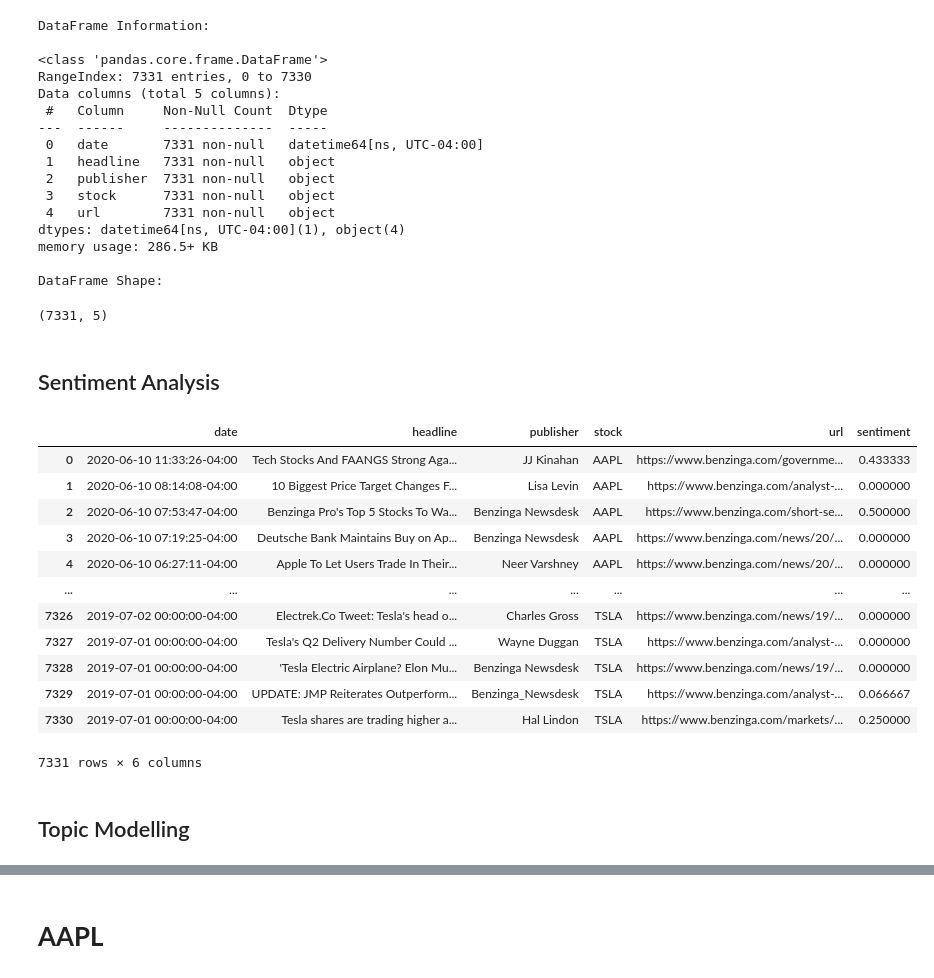
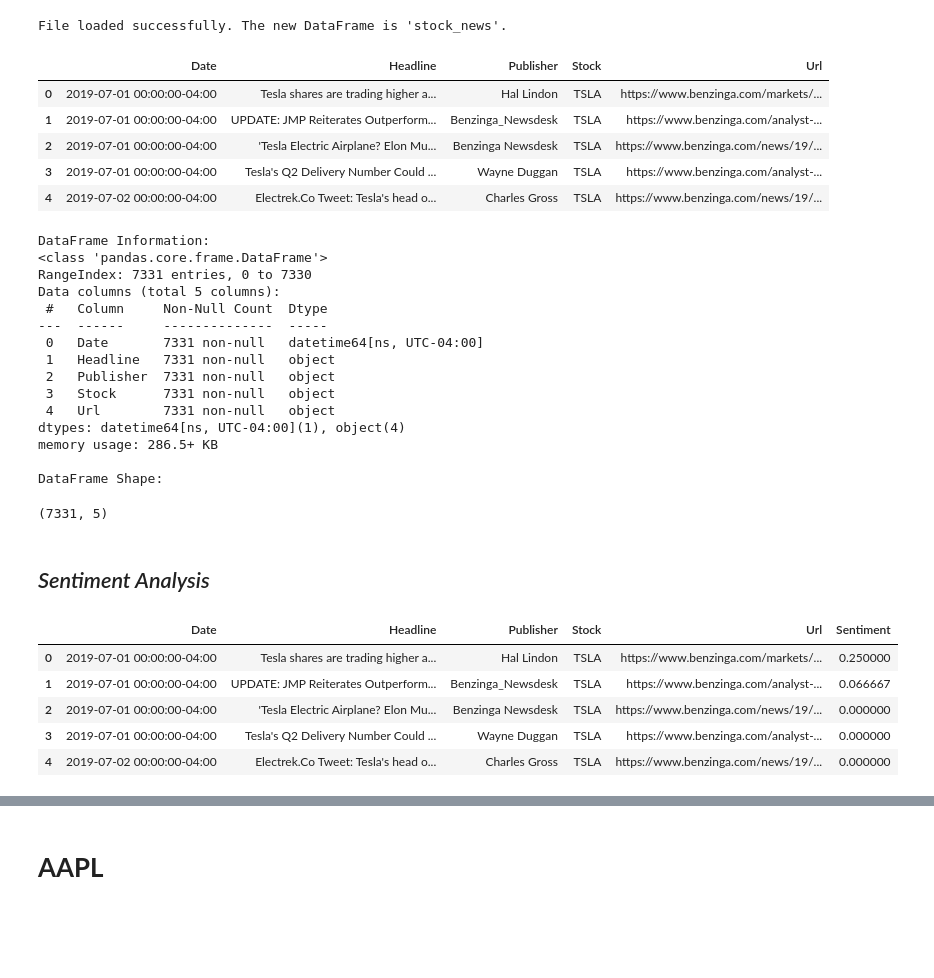
Before and after one commit to nuhaminae/Stock-Market-Price-Prediction-with-Sentiment-Analysis, a Jupyter notebook: notebooks/news_analysis.ipynb, the cells around one changed output, grey strips where cells are left out. Cells and saved outputs as stored; diff of their text form; code cells hidden in the pictures; blank space fills up the shorter version.

```diff
--- a/notebooks/news_analysis.ipynb
+++ b/notebooks/news_analysis.ipynb
@@ -97,52 +27,62 @@ stock_news.tail()
+# %%
+#load data
+text_path = 'C:/Users/nuhamin/Documents/kifiya/week 1/' \
+'Stock-Market-Price-Prediction-with-Sentiment-Analysis/' \
+'data/raw_analyst_ratings.csv'
+
+#select stock tickers
+tickers = ['AAPL', 'AMZN', 'GOOG', 'META', 'MSFT', 'NVDA', 'TSLA']
+
+#call load_and_filter_data to load processed dataframe
+stock_news = load_and_filter_data (file_path=text_path, tickers=tickers)
+stock_news.head()
+# %% [output]
+File loaded successfully. The new DataFrame is 'stock_news'.
+|  | Date | Headline | Publisher | Stock | Url |
+| 0 | 2019-07-01 00:00:00-04:00 | Tesla shares are trading higher a... | Hal Lindon | TSLA | https://www.benzinga.com/markets/... |
+| 1 | 2019-07-01 00:00:00-04:00 | UPDATE: JMP Reiterates Outperform... | Benzinga_Newsdesk | TSLA | https://www.benzinga.com/analyst-... |
+| 2 | 2019-07-01 00:00:00-04:00 | 'Tesla Electric Airplane? Elon Mu... | Benzinga Newsdesk | TSLA | https://www.benzinga.com/news/19/... |
+| 3 | 2019-07-01 00:00:00-04:00 | Tesla's Q2 Delivery Number Could ... | Wayne Duggan | TSLA | https://www.benzinga.com/analyst-... |
+| 4 | 2019-07-02 00:00:00-04:00 | Electrek.Co Tweet: Tesla's head o... | Charles Gross | TSLA | https://www.benzinga.com/news/19/... |
 # %%
 #check the infromation of the dataframe
-print ('DataFrame Information:\n')
+print ('\nDataFrame Information:')
 stock_news.info()
 
 print ('\nDataFrame Shape:')
 stock_news.shape
 # %% [output]
 DataFrame Information:
-
 <class 'pandas.core.frame.DataFrame'>
 RangeIndex: 7331 entries, 0 to 7330
 Data columns (total 5 columns):
  #   Column     Non-Null Count  Dtype
 ---  ------     --------------  -----
- 0   date       7331 non-null   datetime64[ns, UTC-04:00]
- 1   headline   7331 non-null   object
- 2   publisher  7331 non-null   object
- 3   stock      7331 non-null   object
- 4   url        7331 non-null   object
+ 0   Date       7331 non-null   datetime64[ns, UTC-04:00]
+ 1   Headline   7331 non-null   object
+ 2   Publisher  7331 non-null   object
+ 3   Stock      7331 non-null   object
+ 4   Url        7331 non-null   object
 dtypes: datetime64[ns, UTC-04:00](1), object(4)
 memory usage: 286.5+ KB
 
 DataFrame Shape:
 (7331, 5)
 # %% [markdown]
-## Sentiment Analysis
+## *Sentiment Analysis*
 # %%
-#define a function to calculate sentiment polarity using TextBlob
-def calculate_sentiment(text):
-    return TextBlob(text).sentiment.polarity
-
+#call a function to calculate sentiment polarity using TextBlob
+#call `add_sentiment_column` function from `sentiment_analyser` module
 #apply the sentiment analysis function to selected stock headlines
-stock_news['sentiment'] = stock_news['headline'].apply(calculate_sentiment)
-stock_news
+stock_news = add_sentiment_column(stock_news, text_column='Headline')
+stock_news.head()
 # %% [output]
-|  | date | headline | publisher | stock | url | sentiment |
-| 0 | 2020-06-10 11:33:26-04:00 | Tech Stocks And FAANGS Strong Aga... | JJ Kinahan | AAPL | https://www.benzinga.com/governme... | 0.433333 |
-| 1 | 2020-06-10 08:14:08-04:00 | 10 Biggest Price Target Changes F... | Lisa Levin | AAPL | https://www.benzinga.com/analyst-... | 0.000000 |
-| 2 | 2020-06-10 07:53:47-04:00 | Benzinga Pro's Top 5 Stocks To Wa... | Benzinga Newsdesk | AAPL | https://www.benzinga.com/short-se... | 0.500000 |
-| 3 | 2020-06-10 07:19:25-04:00 | Deutsche Bank Maintains Buy on Ap... | Benzinga Newsdesk | AAPL | https://www.benzinga.com/news/20/... | 0.000000 |
-| 4 | 2020-06-10 06:27:11-04:00 | Apple To Let Users Trade In Their... | Neer Varshney | AAPL | https://www.benzinga.com/news/20/... | 0.000000 |
-| ... | ... | ... | ... | ... | ... | ... |
-| 7326 | 2019-07-02 00:00:00-04:00 | Electrek.Co Tweet: Tesla's head o... | Charles Gross | TSLA | https://www.benzinga.com/news/19/... | 0.000000 |
-| 7327 | 2019-07-01 00:00:00-04:00 | Tesla's Q2 Delivery Number Could ... | Wayne Duggan | TSLA | https://www.benzinga.com/analyst-... | 0.000000 |
-| 7328 | 2019-07-01 00:00:00-04:00 | 'Tesla Electric Airplane? Elon Mu... | Benzinga Newsdesk | TSLA | https://www.benzinga.com/news/19/... | 0.000000 |
-| 7329 | 2019-07-01 00:00:00-04:00 | UPDATE: JMP Reiterates Outperform... | Benzinga_Newsdesk | TSLA | https://www.benzinga.com/analyst-... | 0.066667 |
-| 7330 | 2019-07-01 00:00:00-04:00 | Tesla shares are trading higher a... | Hal Lindon | TSLA | https://www.benzinga.com/markets/... | 0.250000 |
+|  | Date | Headline | Publisher | Stock | Url | Sentiment |
+| 0 | 2019-07-01 00:00:00-04:00 | Tesla shares are trading higher a... | Hal Lindon | TSLA | https://www.benzinga.com/markets/... | 0.250000 |
+| 1 | 2019-07-01 00:00:00-04:00 | UPDATE: JMP Reiterates Outperform... | Benzinga_Newsdesk | TSLA | https://www.benzinga.com/analyst-... | 0.066667 |
+| 2 | 2019-07-01 00:00:00-04:00 | 'Tesla Electric Airplane? Elon Mu... | Benzinga Newsdesk | TSLA | https://www.benzinga.com/news/19/... | 0.000000 |
+| 3 | 2019-07-01 00:00:00-04:00 | Tesla's Q2 Delivery Number Could ... | Wayne Duggan | TSLA | https://www.benzinga.com/analyst-... | 0.000000 |
+| 4 | 2019-07-02 00:00:00-04:00 | Electrek.Co Tweet: Tesla's head o... | Charles Gross | TSLA | https://www.benzinga.com/news/19/... | 0.000000 |
-7331 rows × 6 columns
 # %%
 #initialise an empty dictionary to store dataframes for each stock ticker
 stock_dfs = {}
@@ -153,2 +92,0 @@ for ticker in tickers:
-# %% [markdown]
-## Topic Modelling
```
Also changed, not shown: parts of 162 cells of this notebook.
